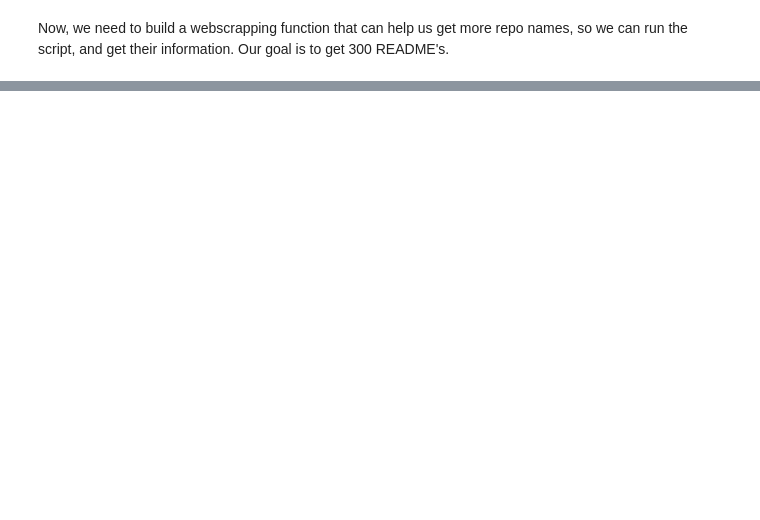
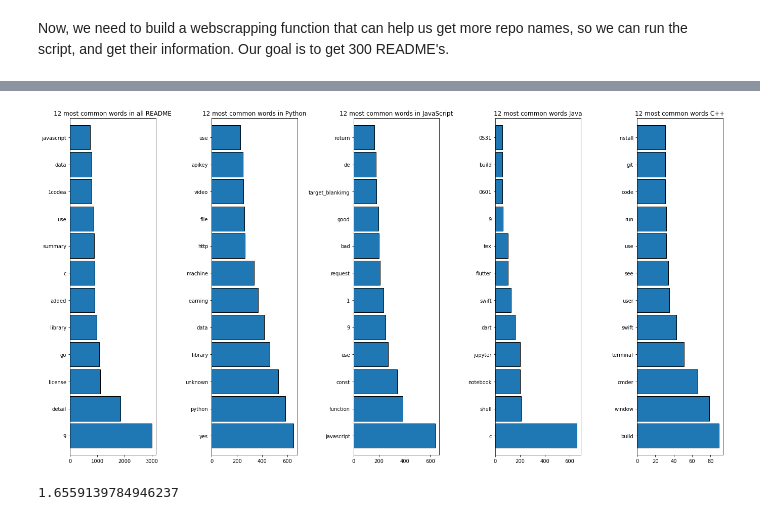
Before and after one commit to nlp-github-project/nlp-github-project, a Jupyter notebook: daniel_notes.ipynb, the cells around one changed output, grey strips where cells are left out. Cells and saved outputs as stored; diff of their text form; code cells hidden in the pictures; blank space fills up the shorter version.

```diff
--- a/daniel_notes.ipynb
+++ b/daniel_notes.ipynb
@@ -99,0 +337,31 @@ Number of repo names: 90
+# %%
+ADDITIONAL_STOPWORDS = ['r', 'u', '2', 'ltgt']
+
+def clean(text: str) -> list:
+    'A simple function to cleanup text data'
+    wnl = nltk.stem.WordNetLemmatizer()
+    stopwords = nltk.corpus.stopwords.words('english') + ADDITIONAL_STOPWORDS
+    text = (text.encode('ascii', 'ignore')
+             .decode('utf-8', 'ignore')
+             .lower())
+    words = re.sub(r'[^\w\s]', '', text).split() # tokenization
+    return [wnl.lemmatize(word) for word in words if word not in stopwords]
+# %%
+all_words = clean(' '.join(df.clean_lemmatized))
+python_words = clean(' '.join(df[df.language == 'Python'].clean_lemmatized))
+javascript_words = clean(' '.join(df[df.language == 'JavaScript'].clean_lemmatized))
+java_words = clean(' '.join(df[df.language == 'Java'].clean_lemmatized))
+c_plus_plus_words = clean(' '.join(df[df.language == 'C++'].clean_lemmatized))
+# %%
+figure, axes = plt.subplots(1, 5, figsize=(19,15))
+
+pd.Series(all_words).value_counts().head(12).plot.barh(width=.9, ec='black', title='12 most common words in all README', figsize=(19,10), ax=axes[0])
+pd.Series(python_words).value_counts().head(12).plot.barh(width=.9, ec='black', title='12 most common words in Python', figsize=(19,10), ax=axes[1])
+pd.Series(javascript_words).value_counts().head(12).plot.barh(width=.9, ec='black', title='12 most common words in JavaScript', figsize=(19,10), ax=axes[2])
+pd.Series(java_words).value_counts().head(12).plot.barh(width=.9, ec='black', title='12 most common words Java', figsize=(19,10), ax=axes[3])
+pd.Series(c_plus_plus_words).value_counts().head(12).plot.barh(width=.9, ec='black', title='12 most common words C++', figsize=(19,10), ax=axes[4])
+
+# plt.suptitle("Most Common Words in ReadME")
+plt.tight_layout()
+# %% [output]
+[figure, added]
@@ -99,0 +371,4 @@ Number of repo names: 90
+# %%
+idf("script")
+# %% [output]
+1.6559139784946237
```
Also changed, not shown: parts of 27 cells of this notebook.
